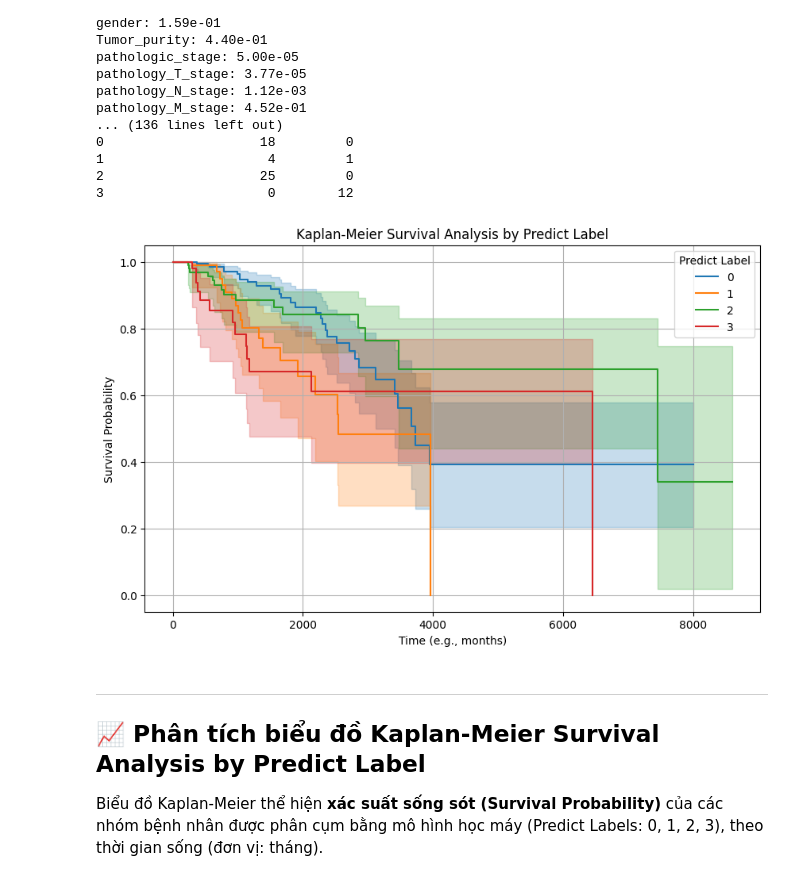
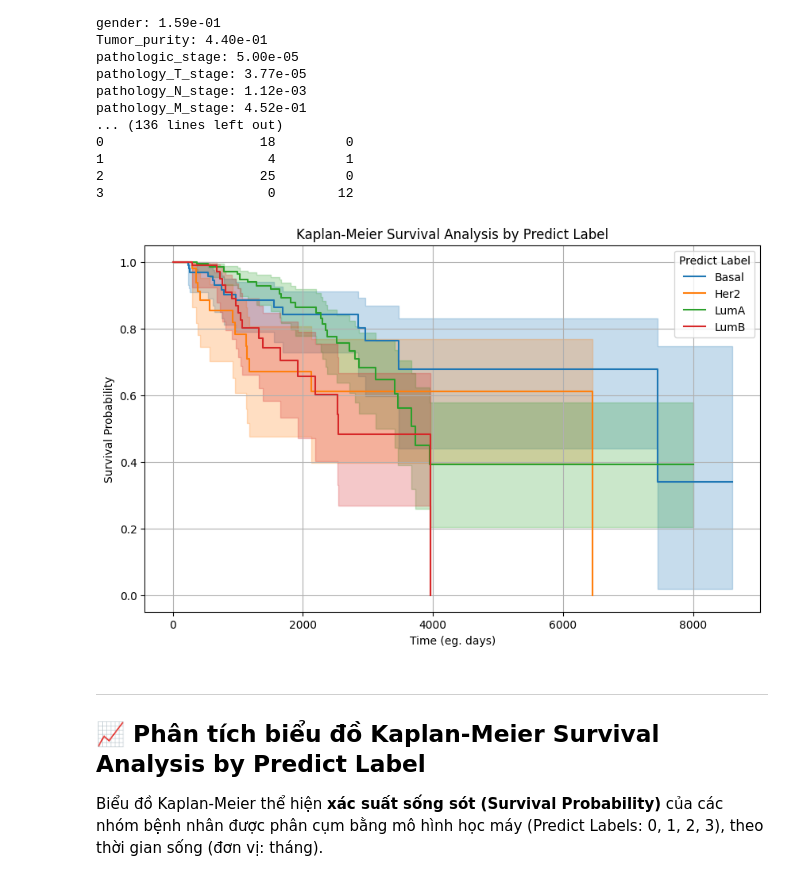
Before and after one commit to haitranduc4270/MoGCN, a Jupyter notebook: survival_analysis.ipynb, the cells around one changed output. Drawn from its saved outputs; the diff is of its cells as text; code cells hidden in the pictures.

```diff
--- a/survival_analysis.ipynb
+++ b/survival_analysis.ipynb
@@ -188,36 +199,44 @@ from lifelines import KaplanMeierFitter
 import matplotlib.pyplot as plt
 
 # Tạo DataFrame mới với các cột cần thiết
+
 df = result[['overallsurvival', 'status', 'predict_label', 'id_key']].copy()
+subtype_map = {
+    0: 'LumA',
+    1: 'LumB',
+    2: 'Basal',
+    3: 'Her2'
+}
+df['subtype'] = df['predict_label'].map(subtype_map)
 
 # Thay thế dấu ',' bằng '.' và chuyển đổi sang kiểu float, xử lý lỗi bằng cách chuyển giá trị không hợp lệ thành NaN
 df['overallsurvival'] = pd.to_numeric(df['overallsurvival'].str.replace(',', '.'), errors='coerce')
 
 # Chuyển đổi cột 'status' sang kiểu int
 df['status'] = pd.to_numeric(df['status'], errors='coerce').astype('Int64')
 
 # Loại bỏ các hàng có giá trị thiếu trong 'overallsurvival' hoặc 'status'
 df_clean = df.dropna(subset=['overallsurvival', 'status'])
 
 # Khởi tạo đối tượng KaplanMeierFitter
 kmf = KaplanMeierFitter()
 
 # Vẽ biểu đồ Kaplan-Meier cho từng nhóm trong cột 'predict_label'
 plt.figure(figsize=(10, 6))
-for label, grouped_df in df_clean.groupby('predict_label'):
+for label, grouped_df in df_clean.groupby('subtype'):
     kmf.fit(durations=grouped_df['overallsurvival'],
             event_observed=grouped_df['status'],
             label=str(label))
     kmf.plot_survival_function()
 
 plt.title("Kaplan-Meier Survival Analysis by Predict Label")
-plt.xlabel("Time (e.g., months)")
+plt.xlabel("Time (eg. days)")
 plt.ylabel("Survival Probability")
 plt.legend(title="Predict Label")
 plt.grid(True)
 plt.show()
 # %% [output]
-[figure, old version]
+[figure, new version]
 # %% [markdown]
 
 ---
```
Also changed, not shown: parts of 2 cells of this notebook.
